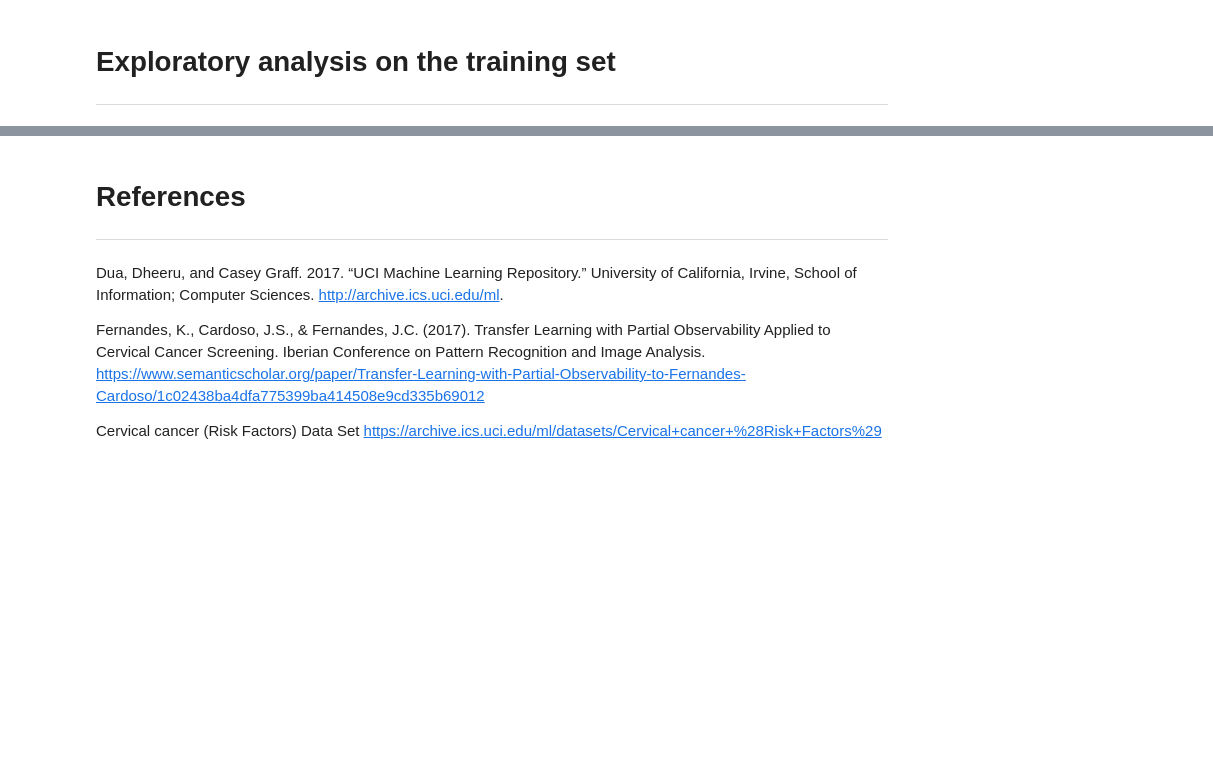
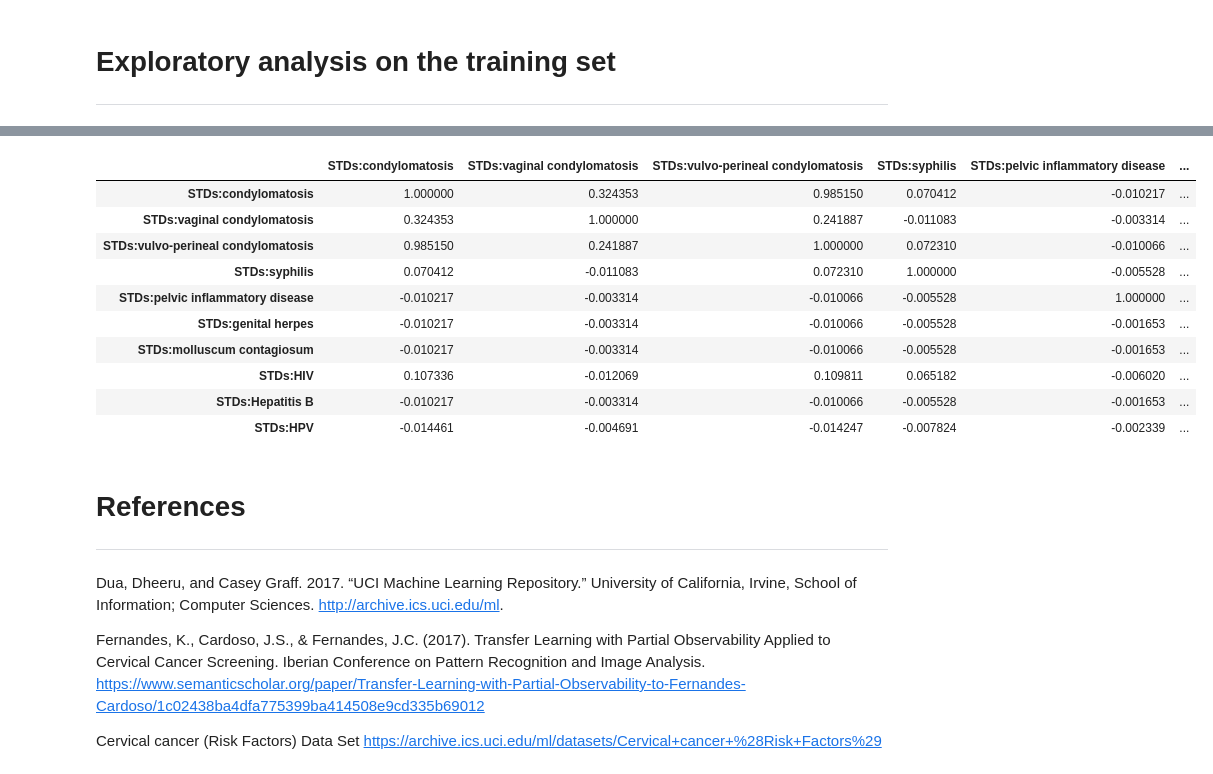
Before and after one commit to UBC-MDS/cervical-cancer-risk, a Jupyter notebook: src/cervical_cancer_data_eda.ipynb, the cells around one changed output, grey strips where cells are left out. Drawn from its saved outputs; the diff is of its cells as text; code cells hidden in the pictures; blank space fills up the shorter version.

```diff
--- a/src/cervical_cancer_data_eda.ipynb
+++ b/src/cervical_cancer_data_eda.ipynb
@@ -138,3 +176,23 @@ numeric_charts & binary_charts
+# %%
+
+
+stds = ['STDs:condylomatosis', 'STDs:vaginal condylomatosis',
+        'STDs:vulvo-perineal condylomatosis', 'STDs:syphilis', 'STDs:pelvic inflammatory disease',
+        'STDs:genital herpes', 'STDs:molluscum contagiosum', 'STDs:HIV',
+        'STDs:Hepatitis B', 'STDs:HPV']
+train_df.loc[:, stds].corr('spearman').style.background_gradient()
+# %% [output]
+|  | STDs:condylomatosis | STDs:vaginal condylomatosis | STDs:vulvo-perineal condylomatosis | STDs:syphilis | STDs:pelvic inflammatory disease | ... |
+| STDs:condylomatosis | 1.000000 | 0.324353 | 0.985150 | 0.070412 | -0.010217 | ... |
+| STDs:vaginal condylomatosis | 0.324353 | 1.000000 | 0.241887 | -0.011083 | -0.003314 | ... |
+| STDs:vulvo-perineal condylomatosis | 0.985150 | 0.241887 | 1.000000 | 0.072310 | -0.010066 | ... |
+| STDs:syphilis | 0.070412 | -0.011083 | 0.072310 | 1.000000 | -0.005528 | ... |
+| STDs:pelvic inflammatory disease | -0.010217 | -0.003314 | -0.010066 | -0.005528 | 1.000000 | ... |
+| STDs:genital herpes | -0.010217 | -0.003314 | -0.010066 | -0.005528 | -0.001653 | ... |
+| STDs:molluscum contagiosum | -0.010217 | -0.003314 | -0.010066 | -0.005528 | -0.001653 | ... |
+| STDs:HIV | 0.107336 | -0.012069 | 0.109811 | 0.065182 | -0.006020 | ... |
+| STDs:Hepatitis B | -0.010217 | -0.003314 | -0.010066 | -0.005528 | -0.001653 | ... |
+| STDs:HPV | -0.014461 | -0.004691 | -0.014247 | -0.007824 | -0.002339 | ... |
 # %% [markdown]
 # References
 ---
```
Also changed, not shown: parts of 9 cells of this notebook, 1 other file.
